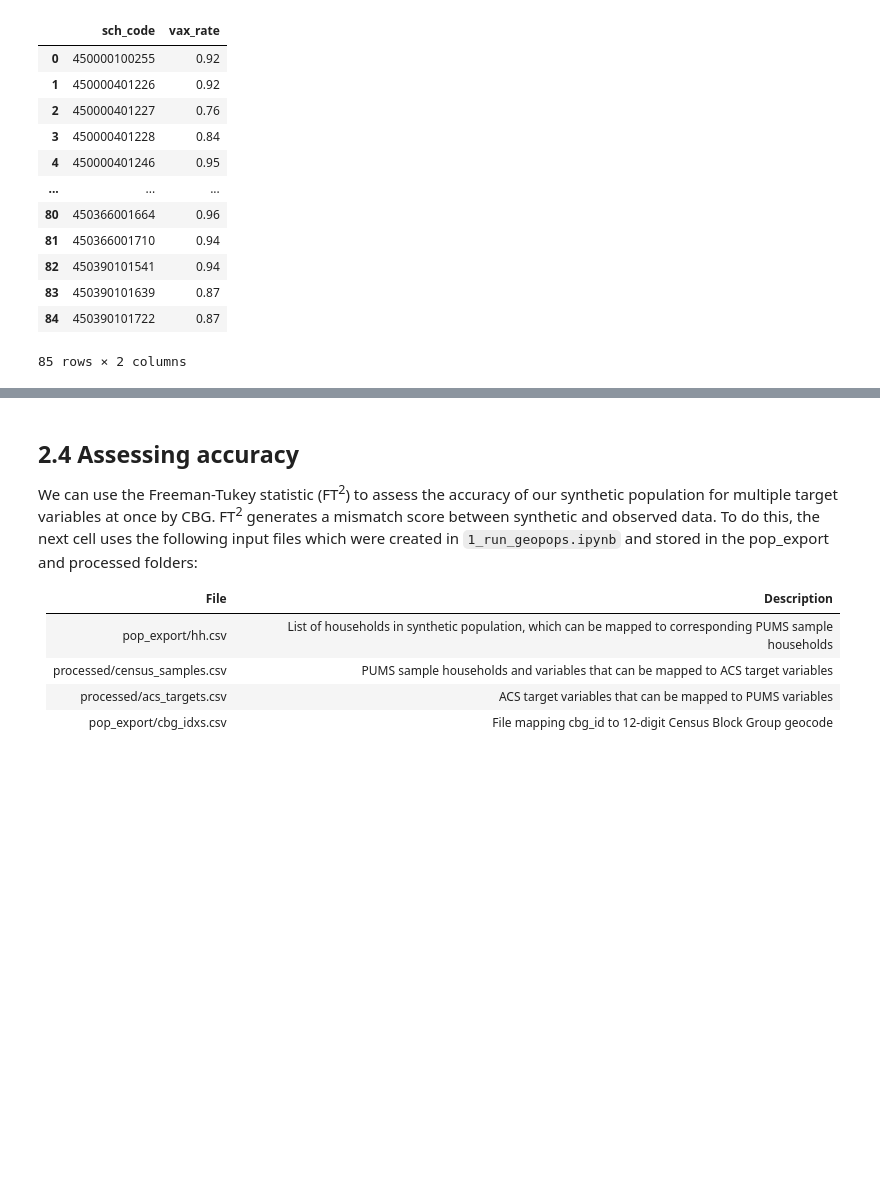
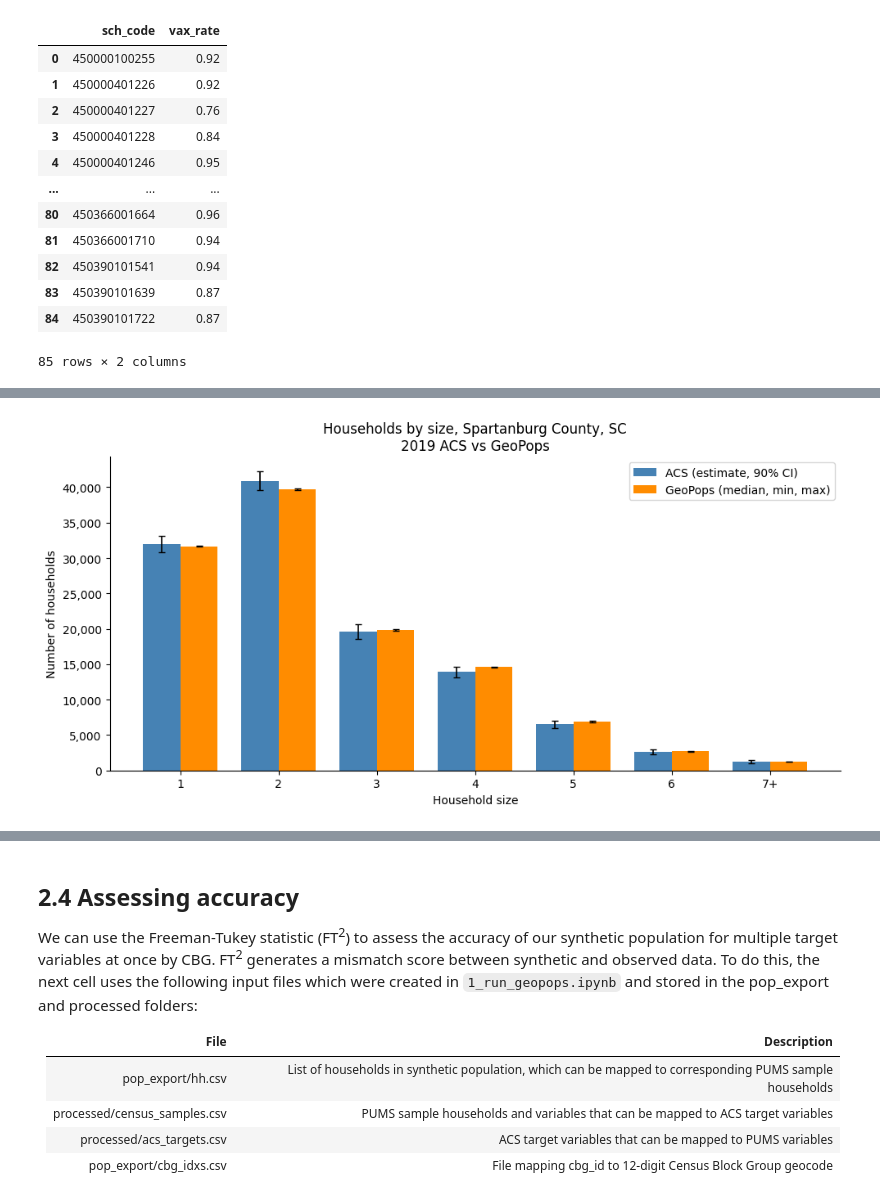
Before and after one commit to GeoPopsHub/sc_spartanburg_measles, a Jupyter notebook: 2_explore_people.ipynb, the cells around one changed output, grey strips where cells are left out. Saved outputs shown, nothing was run; the diff lists cells and outputs as text; code cells hidden in the pictures; blank space fills up the shorter version.

```diff
--- a/2_explore_people.ipynb
+++ b/2_explore_people.ipynb
@@ -429,0 +328,73 @@ See `target_columns.csv` in this repo for a full list of target variables used i
+# %%
+# Min / max / median household counts by size across generate_pop() runs
+out_dir = 'data/error_bars'
+hh_sizes = ['1', '2', '3', '4', '5', '6', '7+']
+
+rows = []
+for path in sorted(pathlib.Path(out_dir).glob('hh_*.csv')):
+    hh = pd.read_csv(path)
+    n = hh['n_people'].clip(upper=7)
+    counts = n.value_counts().reindex(range(1, 8), fill_value=0)
+    counts.index = hh_sizes
+    rows.append(counts)
+
+by_run = pd.DataFrame(rows)
+
+geopops_hh_range = pd.DataFrame({
+    'hh_size': hh_sizes,
+    'min': by_run.min().to_numpy(),
+    'max': by_run.max().to_numpy(),
+    'median': by_run.median().to_numpy(),
+})
+
+# Plot ACS (MOE) vs GeoPops (min / mean / max) household counts by size
+acs = hh_by_size.copy()
+acs['hh_size'] = ['1', '2', '3', '4', '5', '6', '7+']
+plot_df = acs.merge(geopops_hh_range, on='hh_size', how='left')
+
+fig, ax = plt.subplots(figsize=(10, 5))
+
+x = np.arange(len(plot_df))
+width = 0.38
+
+ax.bar(
+    x - width / 2,
+    plot_df['Estimate'],
+    width,
+    yerr=plot_df['MOE'],
+    capsize=3,
+    color='steelblue',
+    ecolor='black',
+    error_kw={'linewidth': 1.2},
+    label='ACS (estimate, 90% CI)',
+)
+
+geopops_yerr = np.vstack([
+    plot_df['median'] - plot_df['min'],
+    plot_df['max'] - plot_df['median'],
+])
+
+ax.bar(
+    x + width / 2,
+    plot_df['median'],
+    width,
+    yerr=geopops_yerr,
+    capsize=3,
+    color='darkorange',
+    ecolor='black',
+    error_kw={'linewidth': 1.2},
+    label='GeoPops (median, min, max)',
+)
+
+ax.set_xticks(x)
+ax.set_xticklabels(plot_df['hh_size'])
+ax.set_xlabel('Household size')
+ax.set_ylabel('Number of households')
+ax.set_title('Households by size, Spartanburg County, SC\n2019 ACS vs GeoPops')
+ax.yaxis.set_major_formatter(plt.FuncFormatter(lambda v, _: f'{int(v):,}'))
+ax.legend()
+sns.despine()
+plt.tight_layout()
+plt.show()
+# %% [output]
+[figure, added]
```
Also changed, not shown: parts of 26 cells of this notebook, 3 other files.
